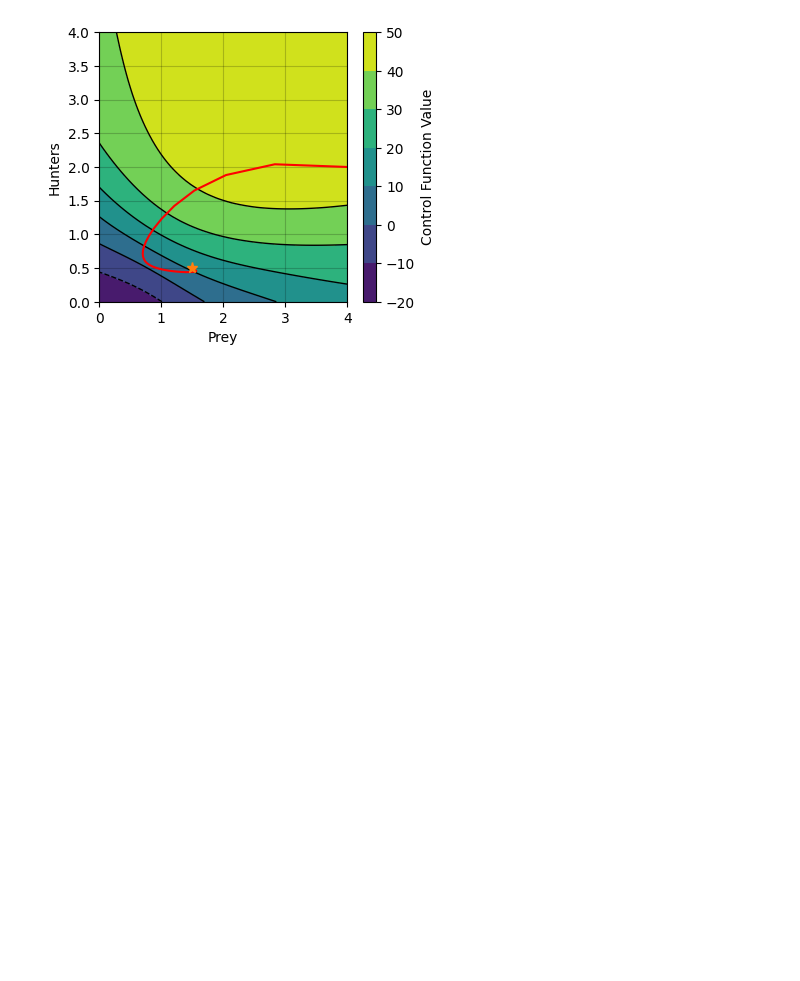
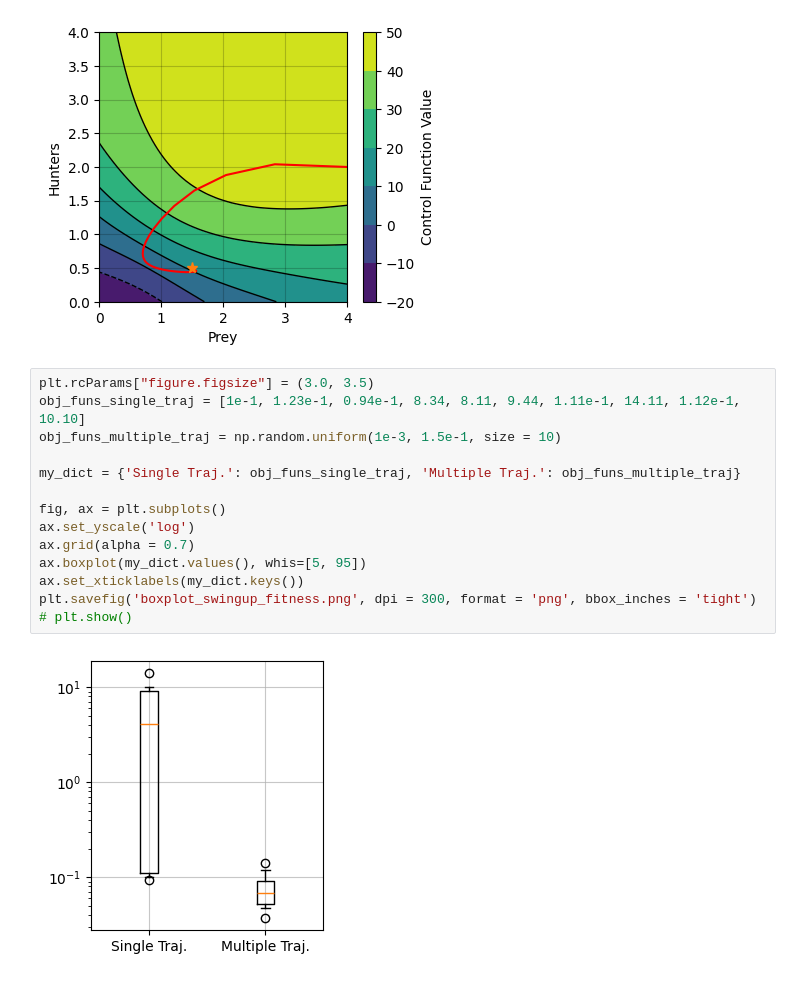
Before and after one commit to ITMO-NSS-team/EPDE, a Jupyter notebook: projects/control/visulization.ipynb, the cells around one changed output. Saved outputs shown, nothing was run; the diff lists cells and outputs as text; blank space fills up the shorter version.

```diff
--- a/projects/control/visulization.ipynb
+++ b/projects/control/visulization.ipynb
@@ -246,3 +246,19 @@ plt.savefig('/home/mikemaslyaev/Documents/HighValue/control_landscape.png', dpi
 # axs[0].plot(np.ma.array(x, mask=~mask), y, 'ro')
 # %% [output]
 [figure]
+# %%
+plt.rcParams["figure.figsize"] = (3.0, 3.5)
+obj_funs_single_traj = [1e-1, 1.23e-1, 0.94e-1, 8.34, 8.11, 9.44, 1.11e-1, 14.11, 1.12e-1, 10.10]
+obj_funs_multiple_traj = np.random.uniform(1e-3, 1.5e-1, size = 10)
+
+my_dict = {'Single Traj.': obj_funs_single_traj, 'Multiple Traj.': obj_funs_multiple_traj}
+
+fig, ax = plt.subplots()
+ax.set_yscale('log')
+ax.grid(alpha = 0.7)
+ax.boxplot(my_dict.values(), whis=[5, 95])
+ax.set_xticklabels(my_dict.keys())
+plt.savefig('boxplot_swingup_fitness.png', dpi = 300, format = 'png', bbox_inches = 'tight')
+# plt.show()
+# %% [output]
+[figure, added]
```
Also changed, not shown: parts of 12 cells of this notebook, 16 other files.
